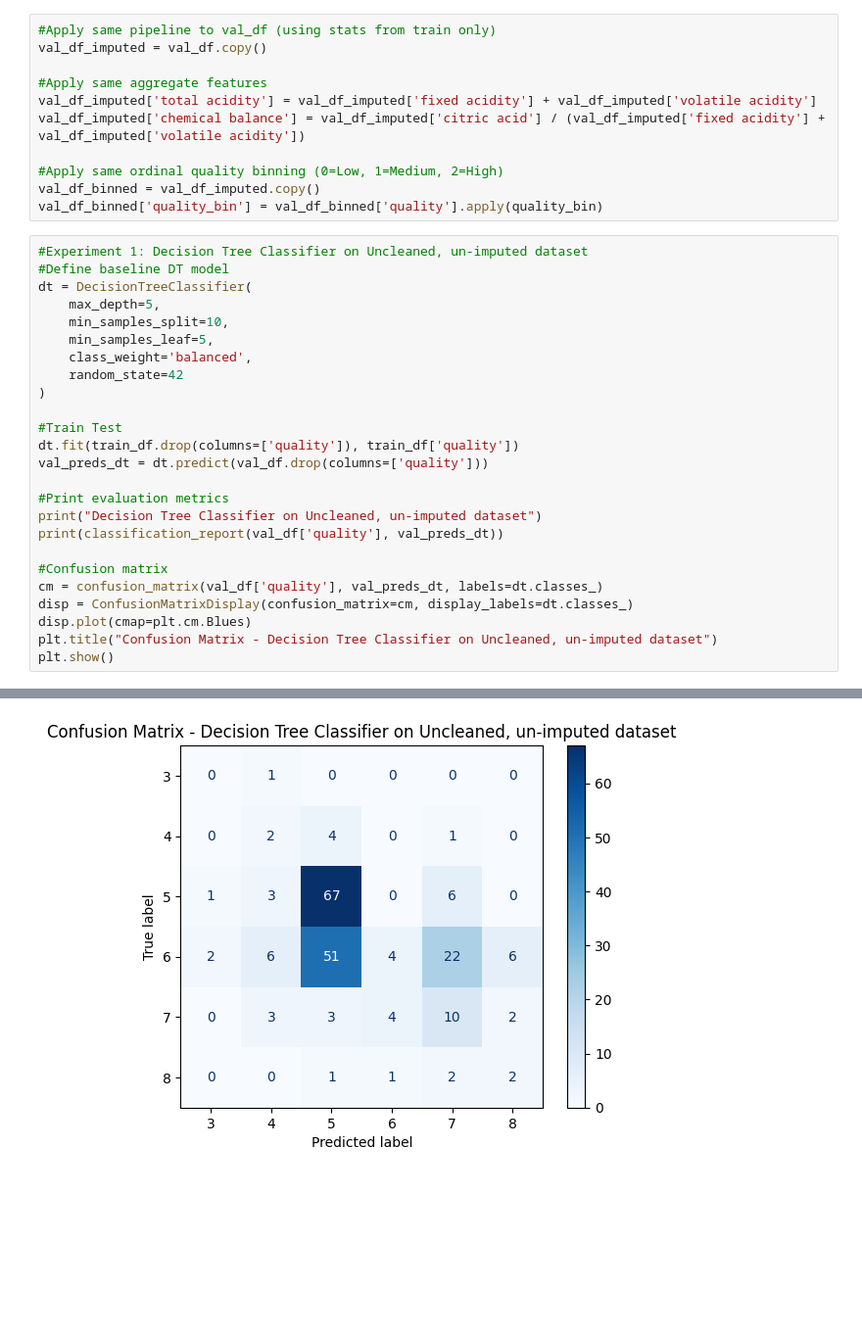
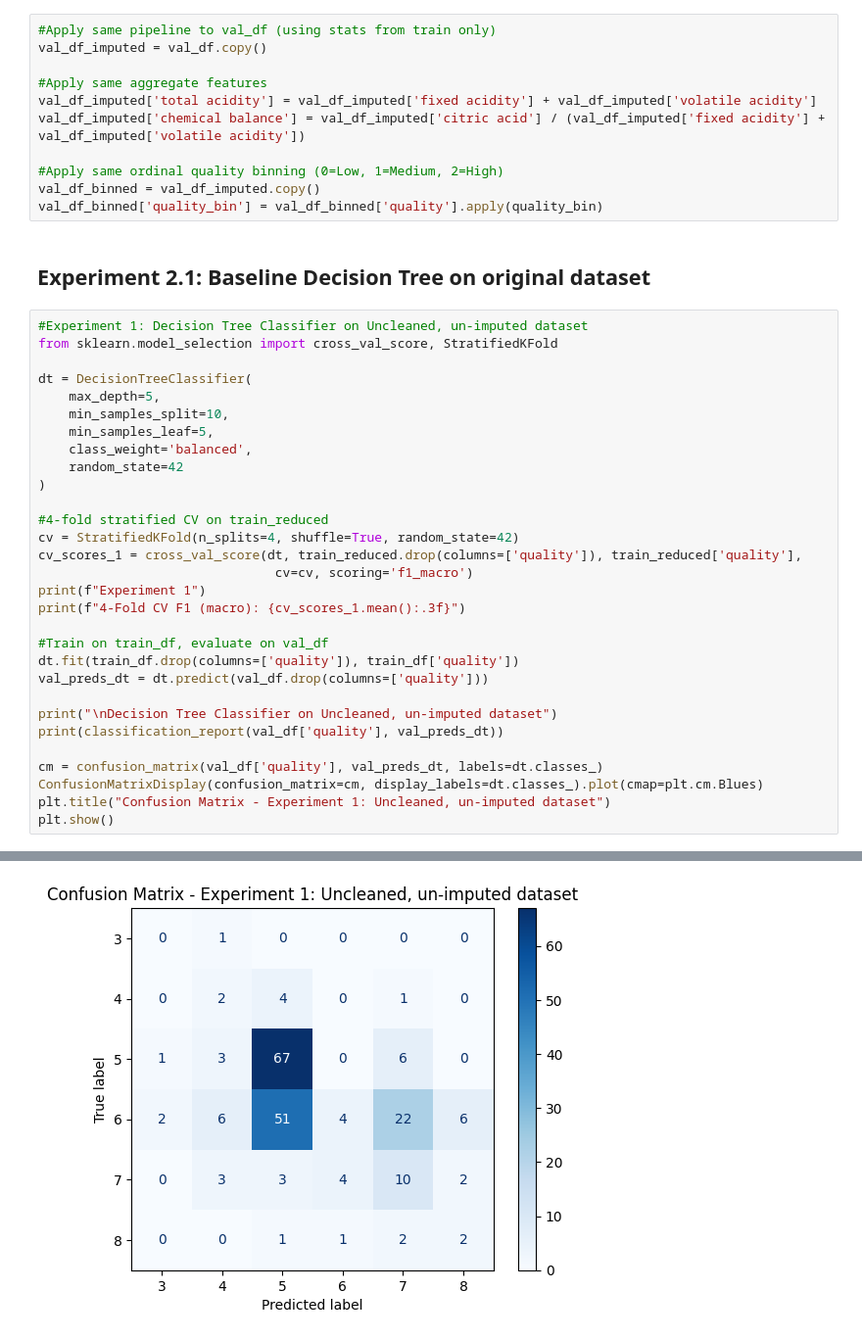
Before and after one commit to JCoji/DataScienceA2, a Jupyter notebook: A3 - Jonthan Cojita, Lucas Gavura.ipynb, the cells around one changed output, grey strips where cells are left out. Shown at 98% size. Cells and saved outputs as stored; diff of their text form; blank space fills up the shorter version.

```diff
--- a/A3 - Jonthan Cojita, Lucas Gavura.ipynb
+++ b/A3 - Jonthan Cojita, Lucas Gavura.ipynb
@@ -192,9 +192,12 @@ val_df_imputed['chemical balance'] = val_df_imputed['citric acid'] / (val_df_imp
 #Apply same ordinal quality binning (0=Low, 1=Medium, 2=High)
 val_df_binned = val_df_imputed.copy()
 val_df_binned['quality_bin'] = val_df_binned['quality'].apply(quality_bin)
+# %% [markdown]
+## Experiment 2.1: Baseline Decision Tree on original dataset
 # %%
 #Experiment 1: Decision Tree Classifier on Uncleaned, un-imputed dataset
-#Define baseline DT model
+from sklearn.model_selection import cross_val_score, StratifiedKFold
+
 dt = DecisionTreeClassifier(
     max_depth=5,
     min_samples_split=10,
@@ -203,18 +206,22 @@ dt = DecisionTreeClassifier(
     random_state=42
 )
 
-#Train Test
+#4-fold stratified CV on train_reduced
+cv = StratifiedKFold(n_splits=4, shuffle=True, random_state=42)
+cv_scores_1 = cross_val_score(dt, train_reduced.drop(columns=['quality']), train_reduced['quality'],
+                               cv=cv, scoring='f1_macro')
+print(f"Experiment 1")
+print(f"4-Fold CV F1 (macro): {cv_scores_1.mean():.3f}")
+
+#Train on train_df, evaluate on val_df
 dt.fit(train_df.drop(columns=['quality']), train_df['quality'])
 val_preds_dt = dt.predict(val_df.drop(columns=['quality']))
 
-#Print evaluation metrics
-print("Decision Tree Classifier on Uncleaned, un-imputed dataset")
+print("\nDecision Tree Classifier on Uncleaned, un-imputed dataset")
 print(classification_report(val_df['quality'], val_preds_dt))
 
-#Confusion matrix
 cm = confusion_matrix(val_df['quality'], val_preds_dt, labels=dt.classes_)
-disp = ConfusionMatrixDisplay(confusion_matrix=cm, display_labels=dt.classes_)
-disp.plot(cmap=plt.cm.Blues)
-plt.title("Confusion Matrix - Decision Tree Classifier on Uncleaned, un-imputed dataset")
+ConfusionMatrixDisplay(confusion_matrix=cm, display_labels=dt.classes_).plot(cmap=plt.cm.Blues)
+plt.title("Confusion Matrix - Experiment 1: Uncleaned, un-imputed dataset")
 plt.show()
 # %% [output]
@@ -221,14 +231,14 @@ plt.show()
 Decision Tree Classifier on Uncleaned, un-imputed dataset
               precision    recall  f1-score   support
 
            3       0.00      0.00      0.00         1
            4       0.13      0.29      0.18         7
            5       0.53      0.87      0.66        77
            6       0.44      0.04      0.08        91
            7       0.24      0.45      0.32        22
            8       0.20      0.33      0.25         6
 
     accuracy                           0.42       204
    macro avg       0.26      0.33      0.25       204
 weighted avg       0.44      0.42      0.33       204
-[figure, old version]
+[figure, new version]
```
Also changed, not shown: parts of 10 cells of this notebook.
